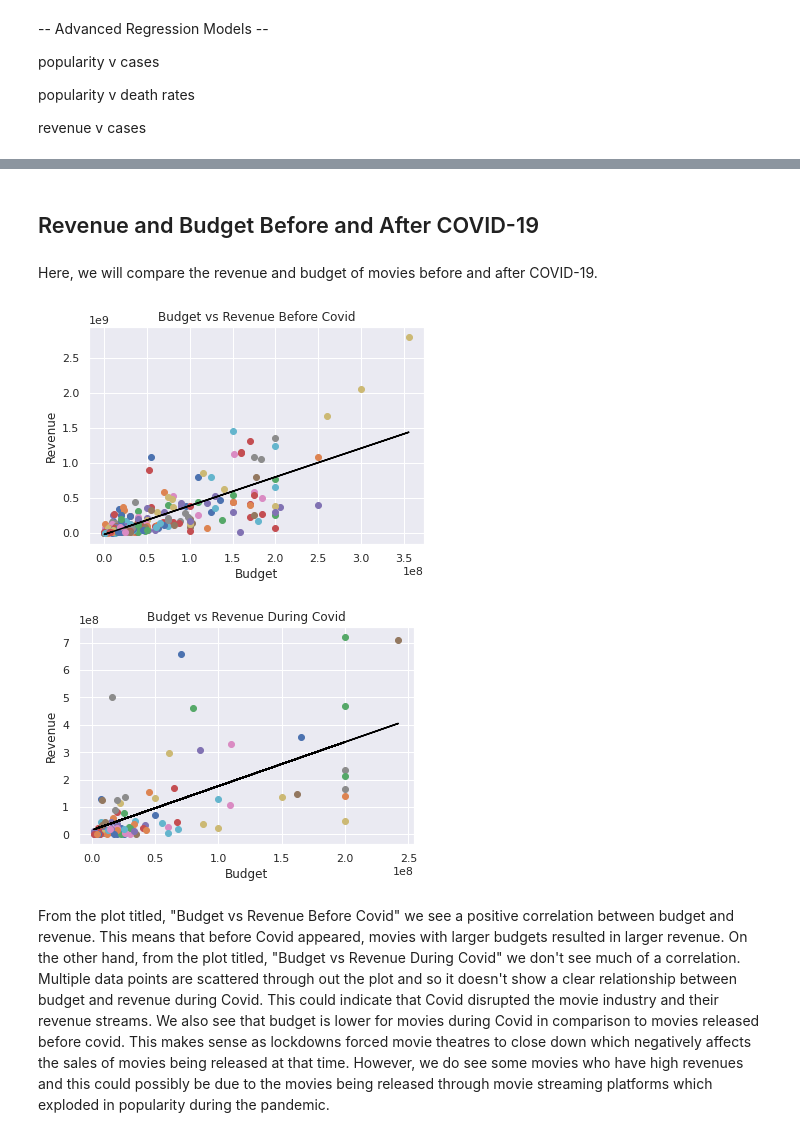
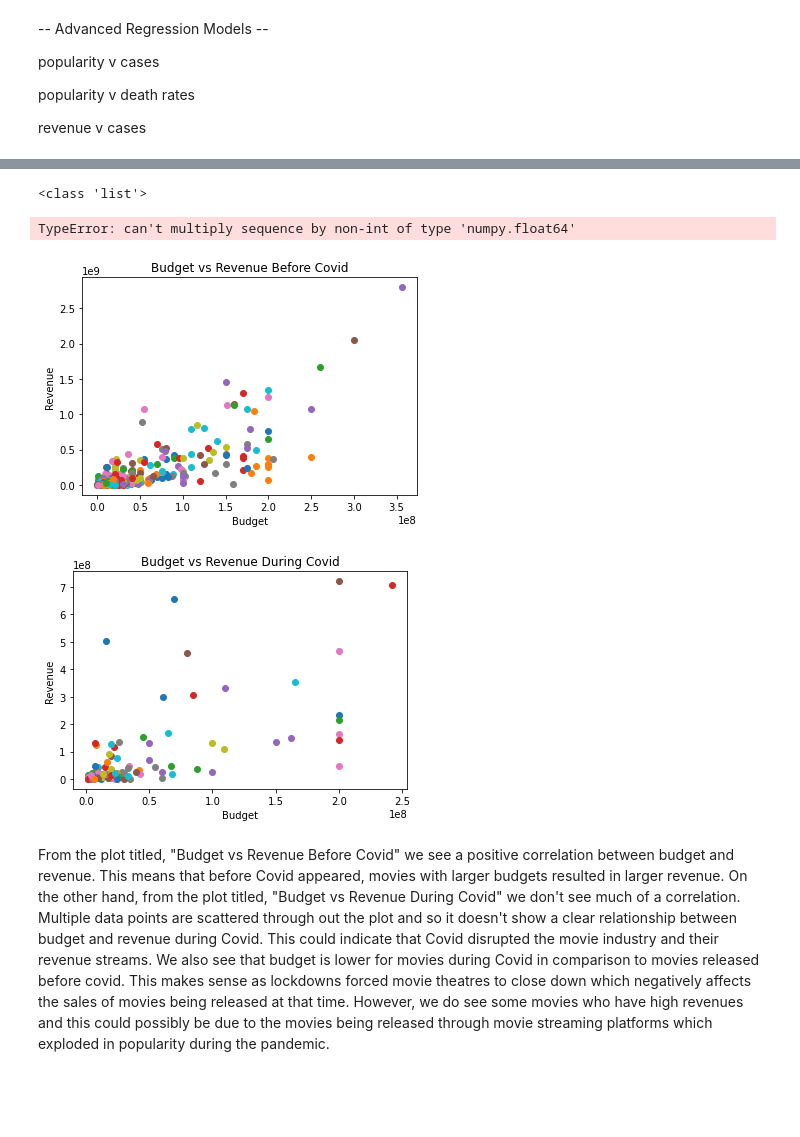
Before and after one commit to stan-GH/final-tutorial, a Jupyter notebook: final_tutorial.ipynb, the cells around one changed output, grey strips where cells are left out. Drawn from its saved outputs; the diff is of its cells as text; code cells hidden in the pictures; blank space fills up the shorter version.

```diff
--- a/final_tutorial.ipynb
+++ b/final_tutorial.ipynb
@@ -157,13 +0,0 @@ Now, we will analyze the relationship between a movie's rating and its revenue.
-# %%
-# Gets x and y variables.
-x,y = moviesDF['vote_average'], moviesDF['revenue']
-
-# Creates scatter plot.
-pyplot.scatter(x, y)
-
-# Sets plot labels.
-pyplot.xlabel("Average Vote Rating")
-pyplot.ylabel("Movie Revenue")
-pyplot.title("Average Vote Rating vs. Revenue")
-
-pyplot.show()
@@ -299,0 +106,22 @@ Before we can analyze the COVID-19 data with respect to the movie data, we have
+# %%
+popularityColLog = [np.log(x) for x in popularityCol]
+revenueColLog = [np.log(x) for x in revenueCol]
+
+moviesDF['log popularity'] = popularityColLog
+moviesDF['log revenue'] = revenueColLog
+
+#Puts popularity and revenue into scatter plot
+ax2 = moviesDF.plot.scatter(x='log popularity', y='log revenue')
+ax2.set_title("Log Revenue vs Log Popularity")
+
+popularityColLog = moviesDF.loc[:, 'log popularity']
+revenueColLog = moviesDF.loc[:, 'log revenue']
+
+print(type(popularityColLog))
+
+#Gets regression line for popularity and revenue and plots it on to scatter plot
+m, b = np.polyfit(popularityColLog, revenueColLog, deg=1)
+ax2.plot(popularityColLog, m*popularityColLog + b, color="blue")
+
+#From the scatter plot, we see a positive correlation between popularity and revenue. This means as popularity of a movie rises then its revenue will also rises. We had to do a log transformation
+#of the data because most of the data was skewed towards low revenue and low popularity. This made the plot difficult to visualize.
@@ -419,7 +279,3 @@ strong multicollinearity or other numerical problems.
-# %% [markdown]
-## Revenue and Budget Before and After COVID-19
-# %% [markdown]
-Here, we will compare the revenue and budget of movies before and after COVID-19.
 # %%
 #Analyzing the relationship (if any) between revenue and budget before and after covid.
 
@@ -434,38 +290,37 @@ fig2, ax2 = pyplot.subplots() # revenue vs budget during covoid scatter plot
 #Plots revenue and budget data on to either the revenue vs budget before covid scatter plot or revenue vs budget
 #during covid scatter plot.
 for i, row in moviesDF.iterrows():
     revenue = int(moviesDF.at[i, 'revenue'])
     budget = int(moviesDF.at[i, 'budget'])
     if moviesDF.at[i, 'during_covid']:
         revenueDuringCovid.append(revenue)
         budgetDuringCovid.append(budget)
         ax2.scatter(budget, revenue)
     else:
         revenueBeforeCovid.append(revenue)
         budgetBeforeCovid.append(budget)
         ax1.scatter(budget, revenue)
 
+
 ax1.set_title("Budget vs Revenue Before Covid")
 ax1.set_xlabel("Budget")
 ax1.set_ylabel("Revenue")
 
 ax2.set_title("Budget vs Revenue During Covid")
 ax2.set_xlabel("Budget")
 ax2.set_ylabel("Revenue")
 
-budgetBeforeCovid, budgetDuringCovid = pd.Series(budgetBeforeCovid), pd.Series(budgetDuringCovid)
-
 m1, b1 = np.polyfit(budgetBeforeCovid, revenueBeforeCovid, deg=1)
 #Plot regression line
 ax1.plot(budgetBeforeCovid, m1*budgetBeforeCovid + b1, color="black")
 
 m2, b2 = np.polyfit(budgetDuringCovid, revenueDuringCovid, deg=1)
 #Plot regression line
 ax2.plot(budgetDuringCovid, m2*budgetDuringCovid + b2, color="black")
-
-pyplot.show()
 # %% [output]
+<class 'list'>
+TypeError: can't multiply sequence by non-int of type 'numpy.float64'
-[figure, old version]
+[figure, new version]
-[figure, old version]
+[figure, new version]
 # %% [markdown]
 From the plot titled, "Budget vs Revenue Before Covid" we see a positive correlation between budget and revenue. This means that before Covid appeared, movies with larger budgets resulted in larger revenue. On the other hand, from the plot titled, "Budget vs Revenue During Covid" we don't see much of a correlation. Multiple data points are scattered through out the plot and so it doesn't show a clear relationship between budget and revenue during Covid. This could indicate that Covid disrupted the movie industry and their revenue streams. We also see that budget is lower for movies during Covid in comparison to movies released before covid. This makes sense as lockdowns forced movie theatres to close down which negatively affects the sales of movies being released at that time. However, we do see some movies who have high revenues and this could possibly be due to the movies being released through movie streaming platforms which exploded in popularity during the pandemic.
```
Also changed, not shown: parts of 61 cells of this notebook.
